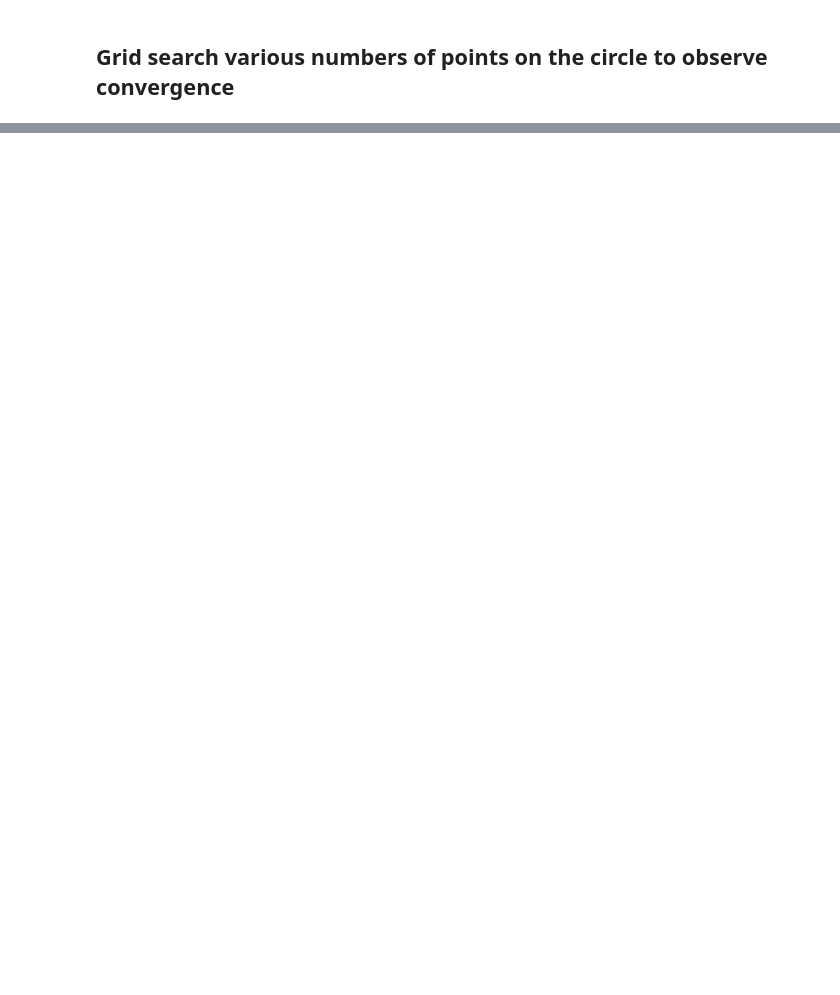
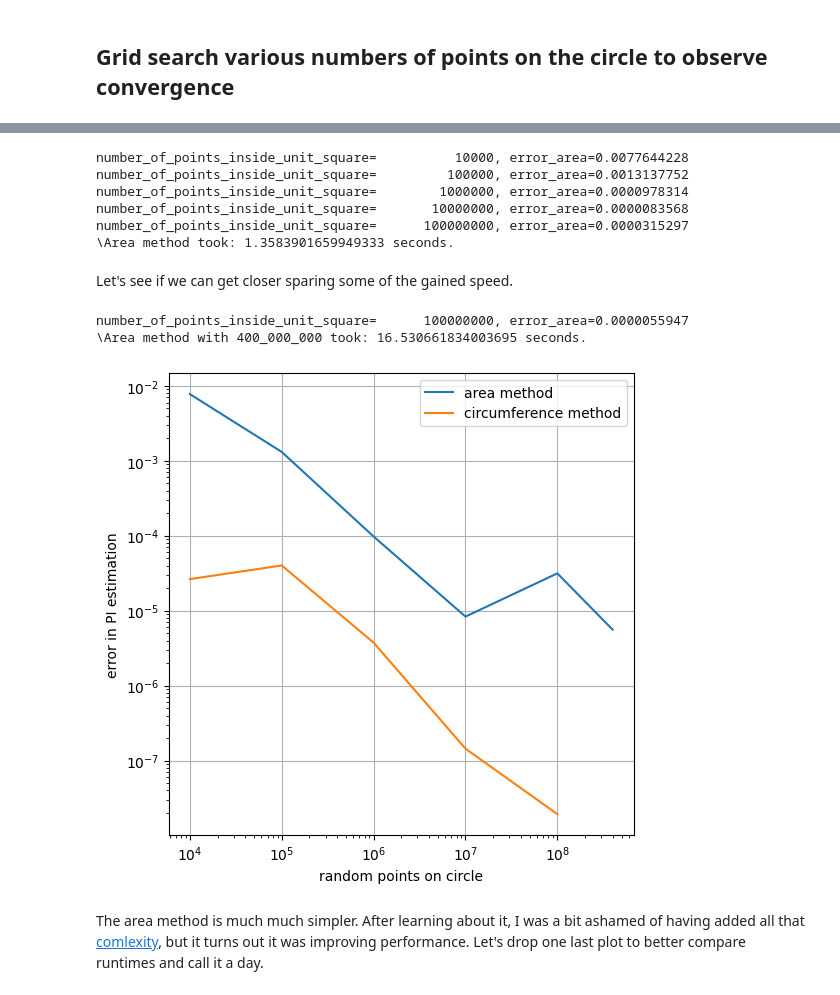
Before and after one commit to furkan/pi-carlo, a Jupyter notebook: pi_carlo.ipynb, the cells around one changed output, grey strips where cells are left out. Saved outputs shown, nothing was run; the diff lists cells and outputs as text; code cells hidden in the pictures; blank space fills up the shorter version.

```diff
--- a/pi_carlo.ipynb
+++ b/pi_carlo.ipynb
@@ -176,0 +198,61 @@ plt.show()
+# %%
+def estimate_pi_area(number_of_points_inside_unit_square) -> float:
+    xy = rng.uniform(0, 1, number_of_points_inside_unit_square * 2)
+    x, y = np.array_split(xy, 2)
+
+    mask = x**2 + y**2 <= 1
+    number_of_points_inside_unit_circle = np.sum(mask)
+
+    # pi * r^2 (r=1) = pi (our quarter circle is pi / 4)
+    entire_circle_area = number_of_points_inside_unit_circle * 4
+
+    return entire_circle_area / number_of_points_inside_unit_square
+
+errors_area = []
+
+start_time = perf_counter()
+for number_of_points_inside_unit_square in numbers_of_points_inside_unit_square:
+    pi = estimate_pi_area(number_of_points_inside_unit_square)
+    error_area = get_error(pi)
+    errors_area.append(error_area)
+    print(f"{number_of_points_inside_unit_square=:>15}, {error_area=:.10f}")
+end_time = perf_counter()
+
+print(f"\Area method took: {end_time - start_time} seconds.")
+# %% [output]
+number_of_points_inside_unit_square=          10000, error_area=0.0077644228
+number_of_points_inside_unit_square=         100000, error_area=0.0013137752
+number_of_points_inside_unit_square=        1000000, error_area=0.0000978314
+number_of_points_inside_unit_square=       10000000, error_area=0.0000083568
+number_of_points_inside_unit_square=      100000000, error_area=0.0000315297
+\Area method took: 1.3583901659949333 seconds.
+# %% [markdown]
+Let's see if we can get closer sparing some of the gained speed.
+# %%
+start_time = perf_counter()
+largest_amount_in_list = numbers_of_points_inside_unit_square[-1]
+larger_amount_test_area = largest_amount_in_list * 4  # 4 times the largest example in circumference method
+pi = estimate_pi_area(larger_amount_test_area)
+error_area = get_error(pi)
+errors_area.append(error_area)
+print(f"{number_of_points_inside_unit_square=:>15}, {error_area=:.10f}")
+end_time = perf_counter()
+
+print(f"\Area method with {larger_amount_test_area:_} took: {end_time - start_time} seconds.")
+# %% [output]
+number_of_points_inside_unit_square=      100000000, error_area=0.0000055947
+\Area method with 400_000_000 took: 16.530661834003695 seconds.
+# %%
+plt.figure(figsize=(6, 6))
+plt.plot(numbers_of_points_inside_unit_square + [larger_amount_test_area], errors_area, label="area method")
+plt.plot(numbers_of_points_inside_unit_square, errors, label="circumference method")
+plt.xscale("log")
+plt.yscale("log")
+plt.xlabel('random points on circle')
+plt.ylabel('error in PI estimation')
+plt.legend()
+plt.show()
+# %% [output]
+[figure, added]
+# %% [markdown]
+The area method is much much simpler. After learning about it, I was a bit ashamed of having added all that [comlexity](https://grugbrain.dev/#grug-on-complexity), but it turns out it was improving performance. Let's drop one last plot to better compare runtimes and call it a day.
```
Also changed, not shown: parts of 11 cells of this notebook, 1 other file.
